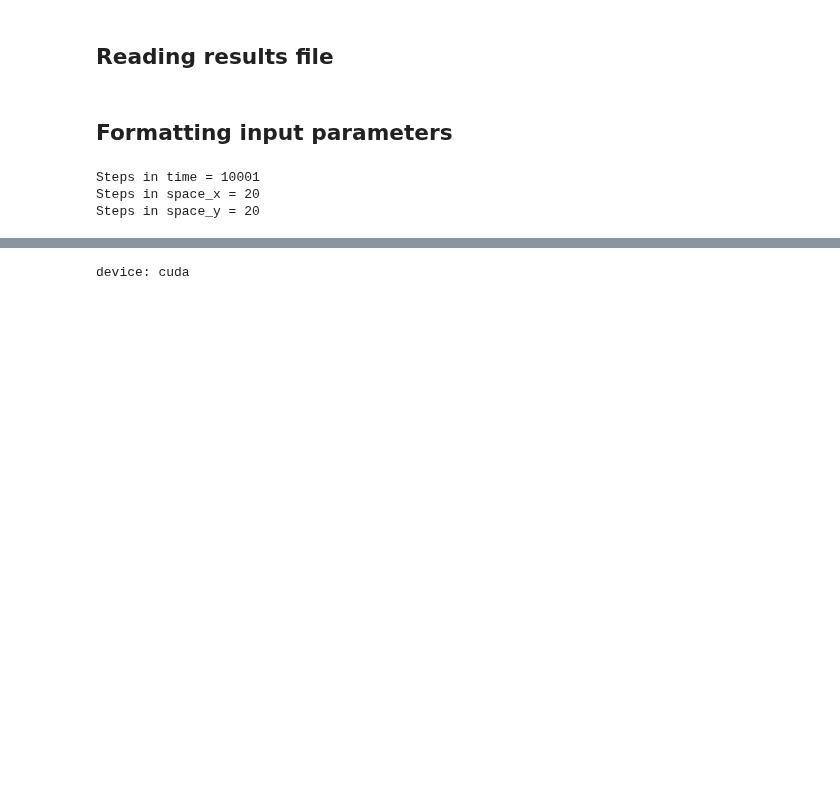
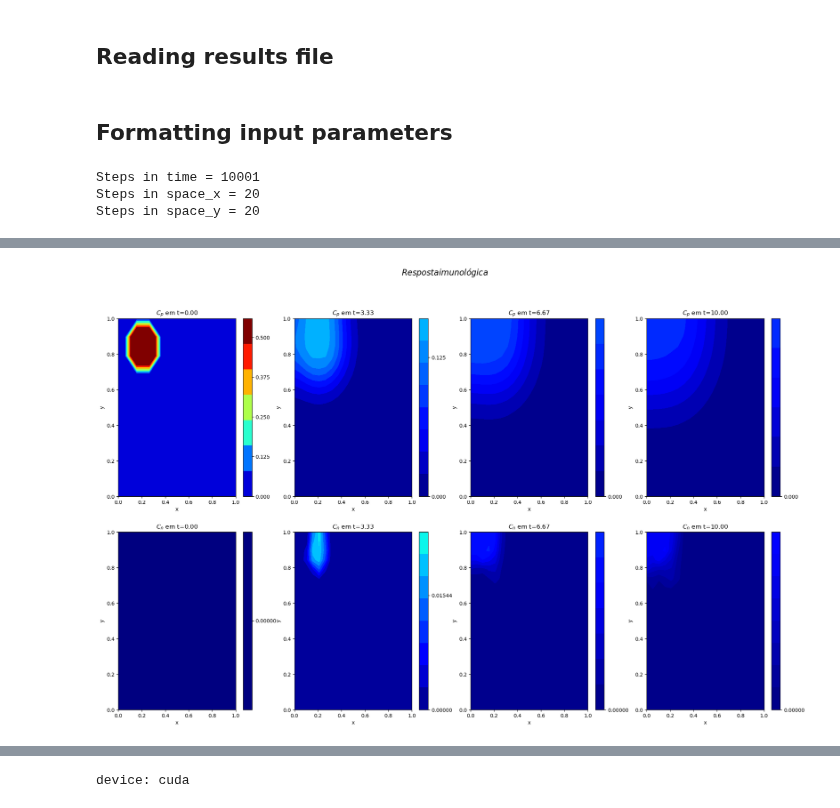
Before and after one commit to Esterci/2D_imune_edema_pinn, a Jupyter notebook: 2D/edp_t_x_y/pinn_model.ipynb, the cells around one changed output, grey strips where cells are left out. Drawn from its saved outputs; the diff is of its cells as text; code cells hidden in the pictures; blank space fills up the shorter version.

```diff
--- a/2D/edp_t_x_y/pinn_model.ipynb
+++ b/2D/edp_t_x_y/pinn_model.ipynb
@@ -157,23 +107,12 @@ def get_mesh_properties(
     t_dom,
     h,
     k,
-    central_ini_cond,
-    ini_cond_var,
-    n_ini,
     verbose=True,
 ):
 
     size_x = int(((x_dom[1] - x_dom[0]) / (h)))
     size_y = int(((y_dom[1] - y_dom[0]) / (h)))
     size_t = int(((t_dom[1] - t_dom[0]) / (k)) + 1)
-
-    initial_cond = np.linspace(
-        central_ini_cond * (1 - ini_cond_var),
-        central_ini_cond * (1 + ini_cond_var),
-        num=n_ini,
-        endpoint=True,
-        dtype=np.float16,
-    )
 
     if verbose:
         print(
@@ -184,12 +123,9 @@ def get_mesh_properties(
             )
         )
 
-    return (size_x, size_y, size_t, initial_cond)
+    return (size_x, size_y, size_t)
 # %%
-
-size_x, size_y, size_t, initial_cond = get_mesh_properties(
-    x_dom, y_dom, t_dom, h, k, central_ini_cond, ini_cond_var, Cp_fvm.shape[1]
-)
+size_x, size_y, size_t = get_mesh_properties(x_dom, y_dom, t_dom, h, k)
 # %% [output]
 Steps in time = 10001
 Steps in space_x = 20
@@ -196,0 +135,67 @@ Steps in space_y = 20
+# %%
+import matplotlib.pyplot as plt
+
+
+t_np = np.linspace(t_dom[0], t_dom[-1], num=size_t, endpoint=True, dtype=np.float32)
+x_np = np.linspace(x_dom[0], x_dom[-1], num=size_x, endpoint=True, dtype=np.float32)
+y_np = np.linspace(y_dom[0], y_dom[-1], num=size_y, endpoint=True, dtype=np.float32)
+
+
+Y, X = np.meshgrid(
+    x_np,
+    y_np,
+)
+
+
+time_plot = np.linspace(0, size_t - 1, num=4, endpoint=True, dtype=int)
+
+fig = plt.figure(figsize=[6 * len(time_plot), 14])
+
+fig.suptitle("$Resposta imunológica$", fontsize=16)
+
+
+for i, time_inst in enumerate(time_plot):
+
+    # Plotango 3D
+    ax = fig.add_subplot(2, len(time_plot), i + 1)
+
+    vmin = np.min(Cp_fvm)
+    vmax = np.max(Cp_fvm)
+
+    contour = ax.contourf(
+        X,
+        Y,
+        Cp_fvm[time_inst],
+        cmap="jet",
+        vmin=vmin,
+        vmax=vmax,
+    )
+
+    ax.set_title("$C_p$ em t={:.2f}".format(t_np[time_inst]))
+    ax.set_xlabel("x")
+    ax.set_ylabel("y")
+    colobar = fig.colorbar(contour, ticks=np.linspace(vmin, vmax, num=5))
+
+for i, time_inst in enumerate(time_plot):
+    # Plotango 3D
+    ax = fig.add_subplot(2, len(time_plot), i + len(time_plot) * 1 + 1)
+
+    vmin = np.min(Cl_fvm)
+    vmax = np.max(Cl_fvm)
+
+    contour = ax.contourf(
+        X,
+        Y,
+        Cl_fvm[time_inst],
+        cmap="jet",
+        vmin=vmin,
+        vmax=vmax,
+    )
+
+    ax.set_title("$C_n$ em t={:.2f}".format(t_np[time_inst]))
+    ax.set_xlabel("x")
+    ax.set_ylabel("y")
+    colobar = fig.colorbar(contour, ticks=np.linspace(vmin, vmax, num=5))
+plt.show()
+# %% [output]
+[figure, added]
```
Also changed, not shown: parts of 24 cells of this notebook.
